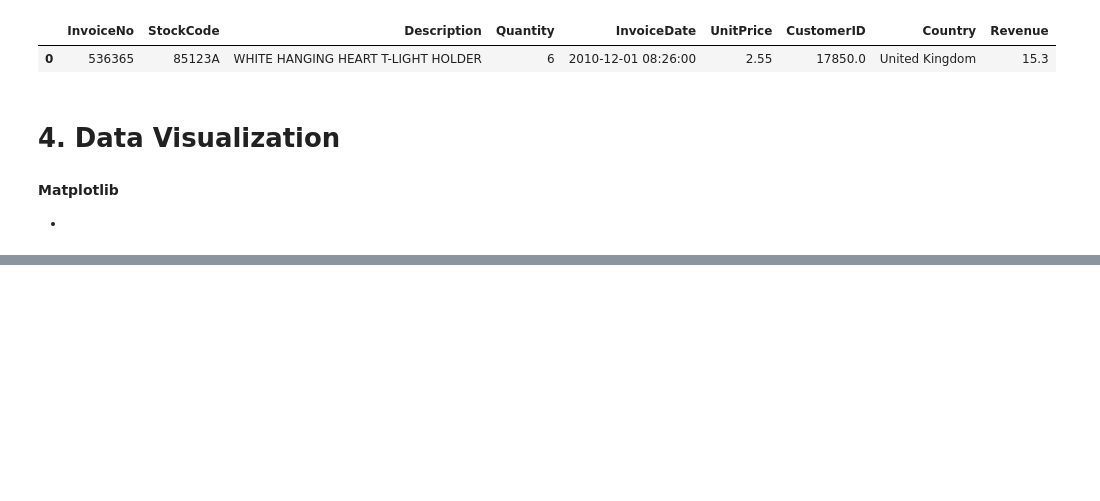
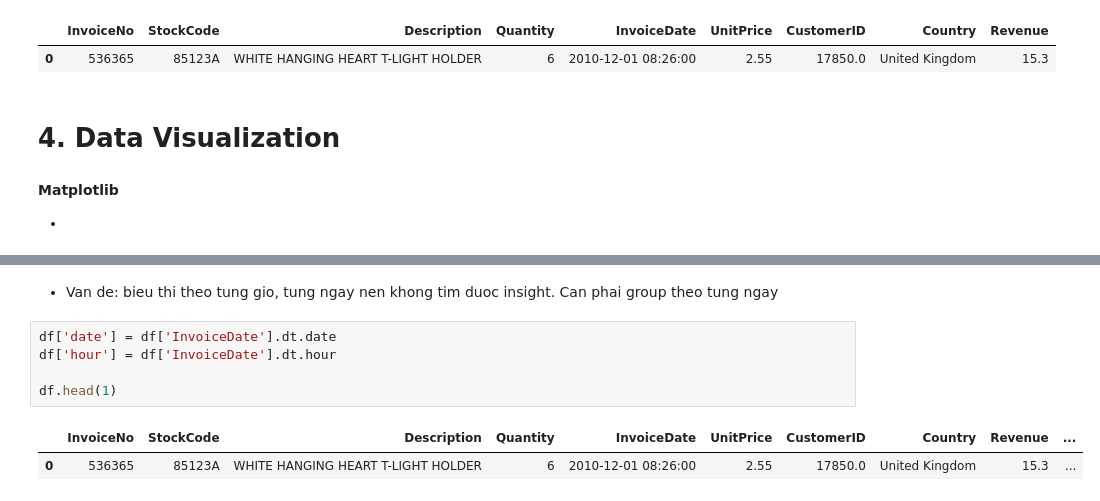
Before and after one commit to thanhENC/DA-course-UEL, a Jupyter notebook: 01. Visualization/Visualization.ipynb, the cells around one changed output, grey strips where cells are left out. Cells and saved outputs as stored; diff of their text form; blank space fills up the shorter version.

```diff
--- a/01. Visualization/Visualization.ipynb
+++ b/01. Visualization/Visualization.ipynb
@@ -110,0 +111,10 @@ plt.plot(df['InvoiceDate'], df['Revenue'])
+# %% [markdown]
+* Van de: bieu thi theo tung gio, tung ngay nen khong tim duoc insight. Can phai group theo tung ngay
+# %%
+df['date'] = df['InvoiceDate'].dt.date
+df['hour'] = df['InvoiceDate'].dt.hour
+
+df.head(1)
+# %% [output]
+|  | InvoiceNo | StockCode | Description | Quantity | InvoiceDate | UnitPrice | CustomerID | Country | Revenue | ... |
+| 0 | 536365 | 85123A | WHITE HANGING HEART T-LIGHT HOLDER | 6 | 2010-12-01 08:26:00 | 2.55 | 17850.0 | United Kingdom | 15.3 | ... |
```
Also changed, not shown: parts of 4 cells of this notebook.
